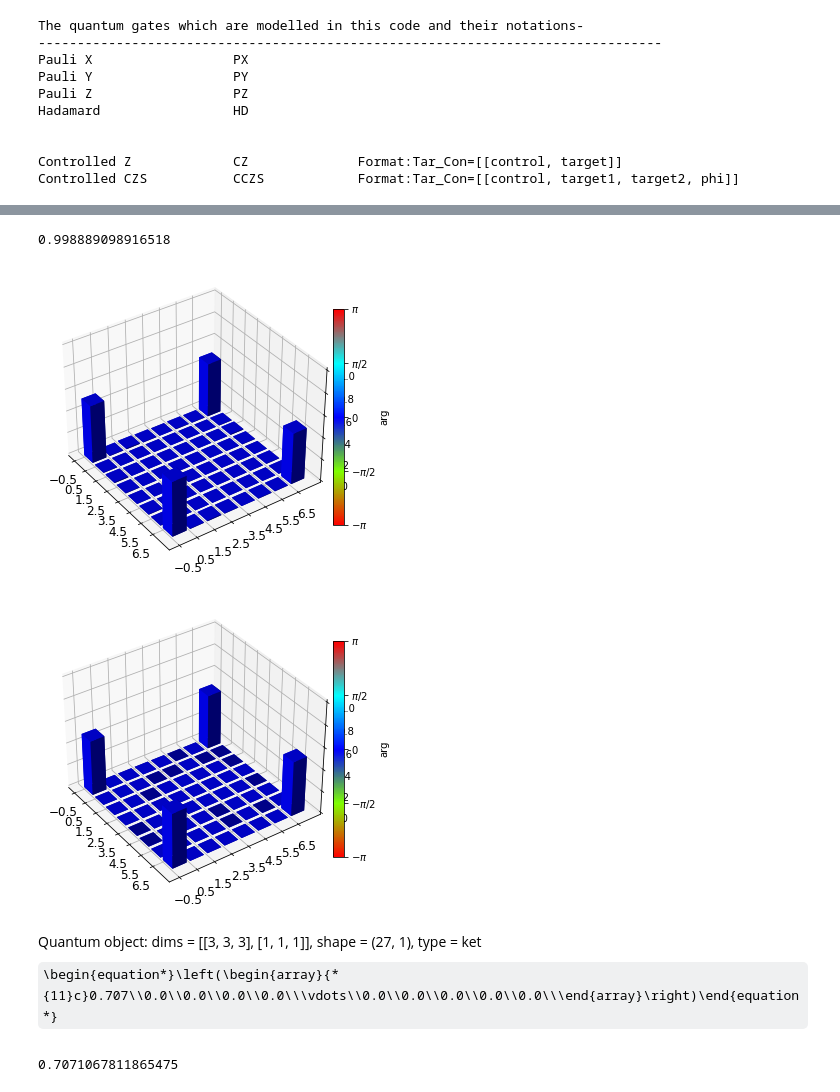
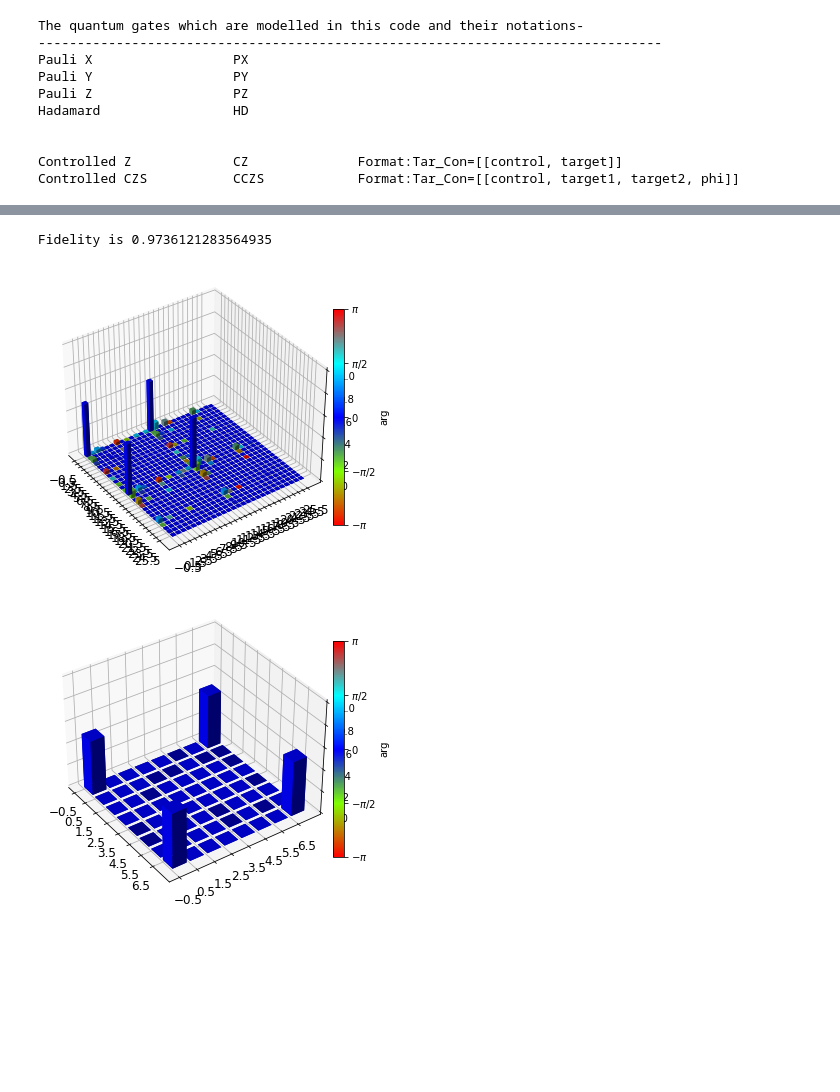
Before and after one commit to Kamanasish-Debnath/WACQT-Quantum-Simulator-using-Master-Equation, a Jupyter notebook: Example using the simulator/Chris.ipynb, the cells around one changed output, grey strips where cells are left out. Cells and saved outputs as stored; diff of their text form; code cells hidden in the pictures; some formulas as TeX source; blank space fills up the shorter version.

```diff
--- a/Example using the simulator/Chris.ipynb
+++ b/Example using the simulator/Chris.ipynb
@@ -18,7 +18,7 @@ Paulis_gt = 4.00e-8
 CZ_gt = 2.83e-7
 gate_time_CCZS = CZ_gt/(sqrt(2))
 Diss = [27.35e-6, 39.73e-6, 34.73e-6]
-Alpha = -2*pi*200e6
+Alpha = -2*pi*210e6
 ZZ_list = [[0,1]]
 ZZ_strength = [0*2*pi*100e3]
 # %%
@@ -47,6 +47,15 @@ def to2levels(dm):
     Prob_array = np.array(Prob_array)
     norm = 1/np.sum(Prob_array)
     return Prob_array
+
+
+
+def project_to_qubit(rho):
+    N = int(len(rho.dims[0]))
+    projector = Qobj(np.array([[1, 0, 0],[0, 1, 0]]))
+    tot_proj = tensor([projector]*N)
+    rho_proj = tot_proj*rho*tot_proj.dag()
+    return rho_proj.unit()
 # %%
 T1s = [27.35e-6, 39.73e-6, 34.73e-6]
 T2s = [45.21e-6, 57.67e-6, 21.49e-6]
@@ -123,22 +99,14 @@ Qobj data =
 # %%
-visualization.matrix_histogram_complex(fstate2)
+visualization.matrix_histogram_complex(fstate)
 GHZ = tensor([basis(2,0)]*3) + tensor([basis(2,1)]*3)
 GHZ = GHZ.unit()
 
 rho_GHZ = ket2dm(GHZ)
 visualization.matrix_histogram_complex(rho_GHZ)
-fstate2.dims = rho_GHZ.dims
-print(fidelity(fstate2, rho_GHZ)**2)
+fstate = project_to_qubit(fstate)
+print("Fidelity is", fidelity(fstate, rho_GHZ)**2)
 # %% [output]
-0.998889098916518
+Fidelity is 0.9736121283564935
-[figure, old version]
+[figure, new version]
 [figure]
-# %%
-GHZ
-# %% [output]
-Quantum object: dims = [[3, 3, 3], [1, 1, 1]], shape = (27, 1), type = ket\begin{equation*}\left(\begin{array}{*{11}c}0.707\\0.0\\0.0\\0.0\\0.0\\\vdots\\0.0\\0.0\\0.0\\0.0\\0.0\\\end{array}\right)\end{equation*}
-# %%
-1/sqrt(2)
-# %% [output]
-0.7071067811865475
 # %%
```
Also changed, not shown: parts of 7 cells of this notebook, 2 other files.
